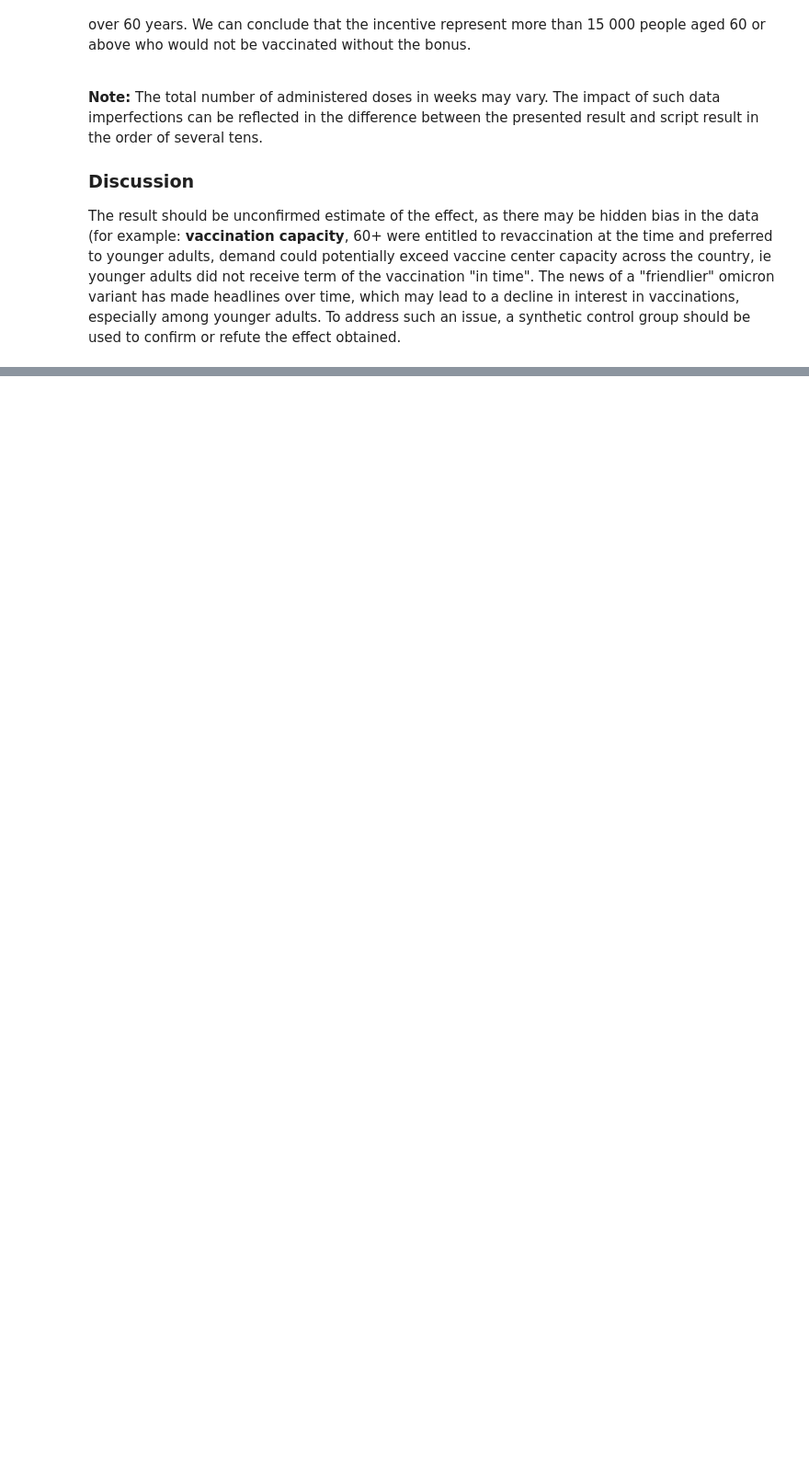
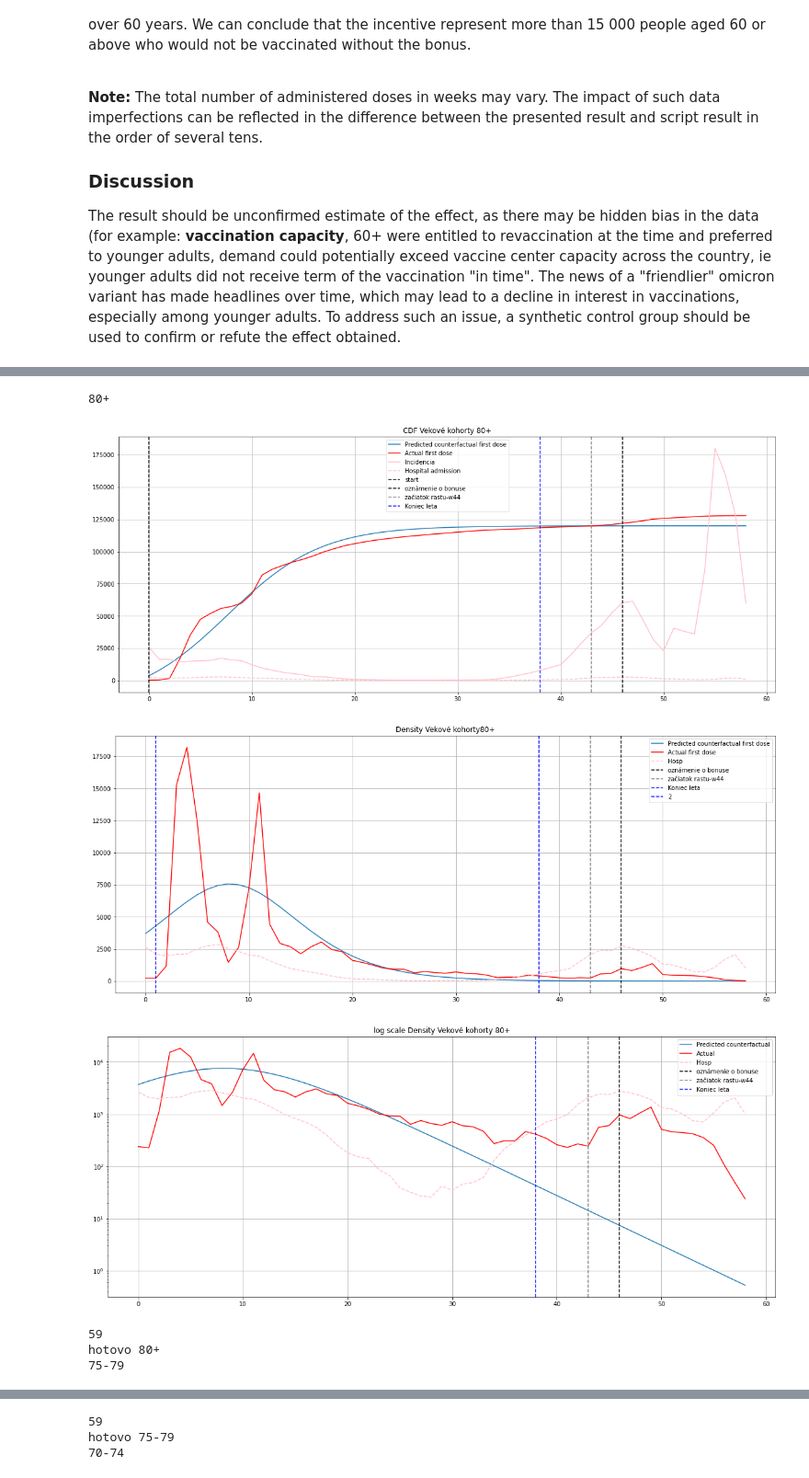
Before and after one commit to tomato54/projekt, a Jupyter notebook: Posielanie-dat-ockovanie-do-git.ipynb, the cells around one changed output, grey strips where cells are left out. Shown at 92% size. Cells and saved outputs as stored; diff of their text form; code cells hidden in the pictures; blank space fills up the shorter version.

```diff
--- a/Posielanie-dat-ockovanie-do-git.ipynb
+++ b/Posielanie-dat-ockovanie-do-git.ipynb
@@ -329,0 +331,13 @@ IndentationError: unexpected indent (<ipython-input-12-1f5181c4099b>, line 2)
+# %%
+##density function for bass model
+
+def densityFunction(p, q, t):
+    return (np.exp((p+q)*t)*p*(p+q)**2)/((p*np.exp((p+q)*t)+q)**2)
+
+
+# (p*(np.exp((p+q)*t)-1)/(p*np.exp((p+q)*t)+q))
+# %%
+#definition of agegroups for the bass model and belonging start of the vac.
+df_bk=pd.DataFrame()
+def Bass_setup():
+    return( {'AgeGroup':['80+','75-79','70-74','65-69','60-64','55-59','50-54','45-49','40-44','35-39','30-34','25-29','20-24','60+','60-'],'zac':[0,0,7,7,7,7,7,10,11,12,13,13,13,2,5]} ) #definovanie DF kohorty kohorta
@@ -329,0 +496,63 @@ IndentationError: unexpected indent (<ipython-input-12-1f5181c4099b>, line 2)
+# %%
+# This part of the code is determined for the evaluation of the bonus itself and to see observed fit of the model
+# Generally there are only modeling bass model for each age group and put the result to the belonging list and making dataframe from the list.
+# the result should be in ...
+df_bk=pd.DataFrame(Bass_setup())
+df_bk=pd.merge(df_bk, pop, how="left",on=["AgeGroup"]) #merging dataset containing bass setup and population data
+#definition of lists which will be append to dataframe
+
+real_w47=[]
+real_w57=[]
+#list_rozdiely=[]
+#list_rozdiel_abs=[]
+df_bk['cum sum 47']=''
+list_w47=[]
+df_bk['cum sum 57']=''
+list_w57=[]
+sucet_k=[]
+#list_rozdiely=[]
+#bass model calculation for each of the agegroup the result of some important variables are stored in the list after for cycle lists are appended to the dataframe
+
+for x in df_bk['AgeGroup']:       #data to list
+    print(x)
+    bass(x)
+    #list_rozdiely.append(int(rozdiel1))
+    real_w57.append(graf_2[55])
+    real_w47.append(graf_2[46])
+    list_w47.append(cdf[xyz])
+    list_w57.append(cdf[xyz+9])
+    #list_rozdiel_abs.append(int(rozdiel))
+    sucet_k.append(int(sucet_prvych))
+    print ('hotovo', x)
+
+#lists to DF
+df_bk['sucet_k']=sucet_k
+df_bk['cum sum 47']=real_w47 + df_bk['sucet_k']
+df_bk['cum sum 56']=real_w57 + df_bk['sucet_k']
+df_bk['w47for']=list_w47
+df_bk['w57for']=list_w57
+
+#some basic calculation, to obtain the result of newly vaccinated people due to bonus
+df_bk['rozdiel']=df_bk['cum sum 56']-df_bk['w57for']-df_bk['sucet_k'] #real-forecast
+df_bk['rozdiel%']=df_bk['rozdiel']/df_bk['populacia'] # %of vaccinated from total population from 47th week
+df_bk['roz neoc w47']=df_bk['rozdiel']/(df_bk['populacia']-df_bk['cum sum 47']) # % vaccinated from unvaccinated till 47th week
+df_bk['rozdiel_abs']=df_bk['cum sum 56']-df_bk['cum sum 47'] #absolute number of newly vaccinated
+avg60p=np.average((df_bk['roz neoc w47'].loc[:4]),weights=df_bk['populacia'].loc[:4])   #weighted average of % vaccinated from unvaccinated till 47th week (60+) #df_bk['roz neoc w47'].loc[:4].mean()
+avg50m=np.average((df_bk['roz neoc w47'].loc[5:12]),weights=df_bk['populacia'].loc[5:12]) #weighted average of % vaccinated from unvaccinated till 47th week (60-)
+realnazaockovanost60=df_bk['rozdiel_abs'].loc[:4].sum() #how many people were jabbed between the roll out of the policy and end of the policy
+efekt_opatrenia=(avg60p-avg50m)/avg60p*realnazaockovanost60
+
+#vysledok= efekt_opatrenia + ' newly vaccinated people due to bonus'
+
+print(efekt_opatrenia)
+#df_bk['rozdiel*pop']=df_bk.rozdiel*df_bk.populacia
+#avg_nad_60=((df_bk['rozdiel*pop'].head(5).sum())/(df_bk.loc[df_bk.AgeGroup=='60+','populacia'].values[0]))
+#avg_50_59=((df_bk['rozdiel*pop'].iloc[5:7].sum())/(df_bk['populacia'].iloc[5:7].sum()))
+# %% [output]
+80+
+[figure, added]
+[figure, added]
+[figure, added]
+59
+hotovo 80+
+75-79
@@ -329,0 +562,3 @@ IndentationError: unexpected indent (<ipython-input-12-1f5181c4099b>, line 2)
+59
+hotovo 75-79
+70-74
```
Also changed, not shown: parts of 9 cells of this notebook, 3 other files.
